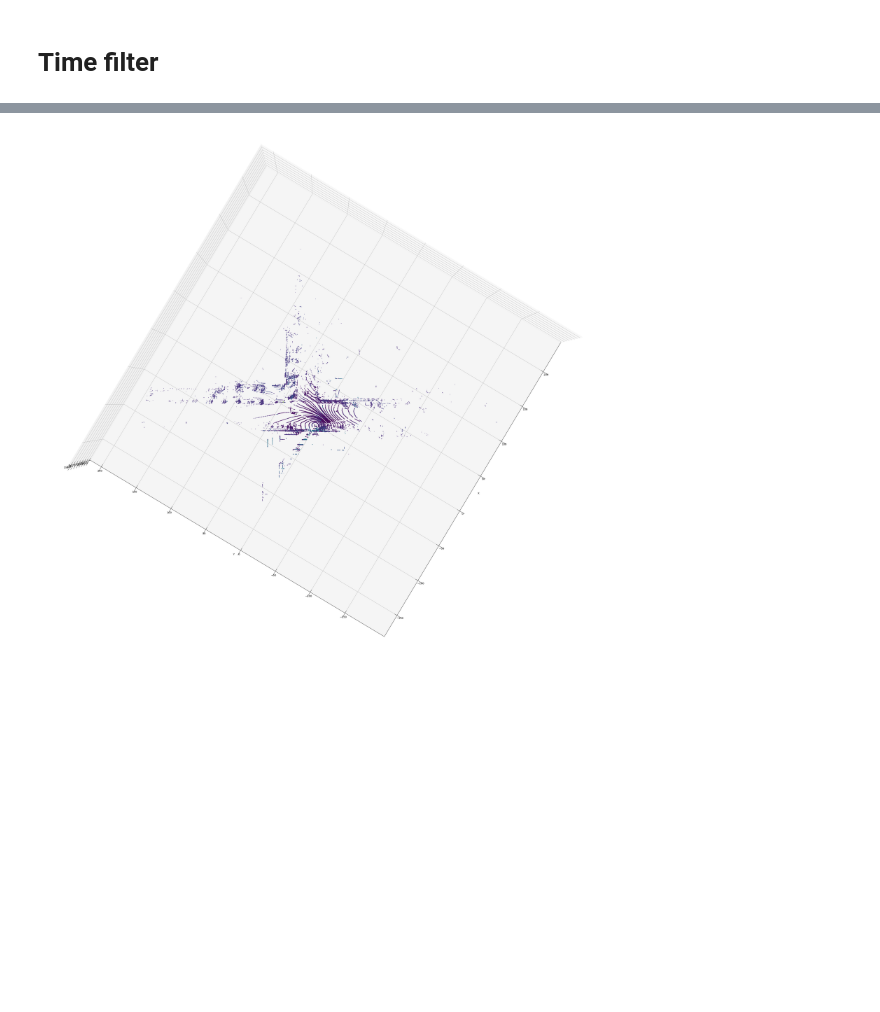
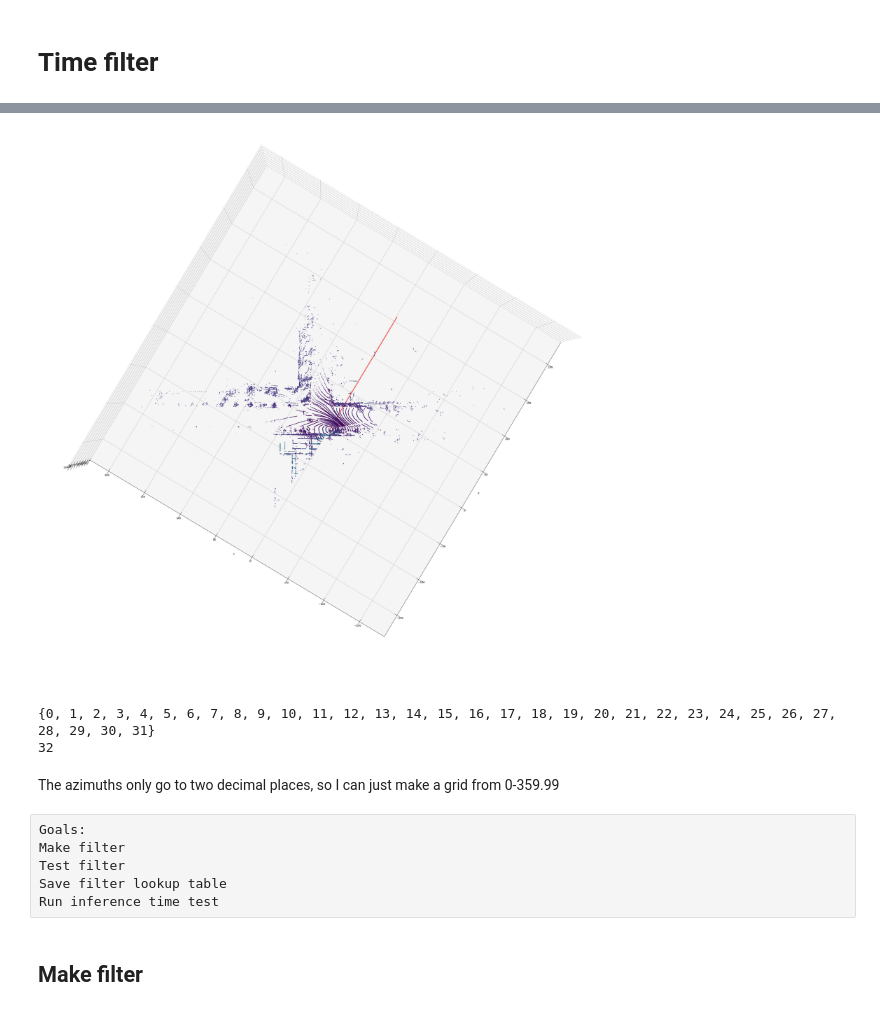
Before and after one commit to CalTransProject/3D-Vehicle-Detection-PointPillars, a Jupyter notebook: server_scripts/filter_time_tests_pcap.ipynb, the cells around one changed output, grey strips where cells are left out. Drawn from its saved outputs; the diff is of its cells as text; code cells hidden in the pictures; blank space fills up the shorter version.

```diff
--- a/server_scripts/filter_time_tests_pcap.ipynb
+++ b/server_scripts/filter_time_tests_pcap.ipynb
@@ -276,7 +371,7 @@ def process_pcap_into_frames(packets):
 #             print('after result')
             if result is None:
                 continue
-            blocks, stamp = result
+            blocks, timestamp = result
             for block in blocks:
                 azimuth = block['azimuth']
                 # Check for azimuth wrap-around
@@ -288,7 +383,7 @@ def process_pcap_into_frames(packets):
                             current_frame = []
                 prev_azimuth = azimuth
                 # Process block and add points to current frame
-                points = process_blocks([block])
+                points = process_blocks([block], timestamp)
                 current_frame.extend(points)
 
     # Add the last frame
@@ -328,4 +397,7 @@ packets_test = packets[:1000]
+# %%
+# packets_test = packets[:1000]
+packets_test = packets
 # %%
-frames = process_pcap_into_frames(packets_test)
-print(f"Total frames: {len(frames)}")
+test_frames = process_pcap_into_frames(packets_test)
+print(f"Total frames: {len(test_frames)}")
 # %% [output]
@@ -375,30 +449,59 @@ def set_axes_equal(ax):
     ax.set_ylim3d([y_middle - box_size, y_middle + box_size])
     ax.set_zlim3d([z_middle - box_size, z_middle + box_size])
 # %%
-frame_index = 4  # Index of the frame to plot
-x = [point['x'] for point in frames[frame_index]]
-y = [point['y'] for point in frames[frame_index]]
-z = [point['z'] for point in frames[frame_index]]
-intensities = [point['intensity'] for point in frames[frame_index]]
+frame_index = 3  # Index of the frame to plot
+test_x = [point['x'] for point in test_frames[frame_index]]
+test_y = [point['y'] for point in test_frames[frame_index]]
+test_z = [point['z'] for point in test_frames[frame_index]]
+intensities = [point['intensity'] for point in test_frames[frame_index]]
 # %%
 # Set up the plot
 fig = plt.figure(figsize=(40, 40))
 ax = fig.add_subplot(111, projection='3d')
 
 # Plot the point cloud
-ax.scatter(x, y, z, c=intensities, s=1, cmap='viridis', marker=',')
+ax.scatter(test_x, test_y, test_z, c=intensities, s=1, cmap='viridis', marker=',')
 
 # Setting the axes properties
 ax.set_xlabel('X')
 ax.set_ylabel('Y')
 ax.set_zlabel('Z')
+
+# Add the line from (0, 0, 0) to (70, 0, 0) in the 0-degree azimuth direction
+start_point = [0, 0, 0]  # Starting point (0, 0, 0)
+end_point = [150, 0, 0]   # Ending point (70, 0, 0)
+
+# Plot the line
+ax.plot([start_point[0], end_point[0]],  # X coordinates
+        [start_point[1], end_point[1]],  # Y coordinates
+        [start_point[2], end_point[2]],  # Z coordinates
+        color='red', linewidth=2)
 
 # Adjust the view angle if needed
 ax.view_init(elev=90, azim=210) # You can change these angles to get a better view
 
 # Fix aspect ratio
 set_axes_equal(ax)
 
 plt.show()
 # %% [output]
-[figure, old version]
+[figure, new version]
+# %%
+# How accurate are azimuth angles?
+frame_index = 4  # Index of the frame to plot
+azimuths = [point['laser_id'] for point in test_frames[frame_index]]
+print(set(azimuths))
+print(len(set(azimuths)))
+# %% [output]
+{0, 1, 2, 3, 4, 5, 6, 7, 8, 9, 10, 11, 12, 13, 14, 15, 16, 17, 18, 19, 20, 21, 22, 23, 24, 25, 26, 27, 28, 29, 30, 31}
+32
+# %% [markdown]
+The azimuths only go to two decimal places, so I can just make a grid from 0-359.99
+# %% [raw]
+Goals:
+Make filter
+Test filter
+Save filter lookup table
+Run inference time test
+# %% [markdown]
+## Make filter
```
Also changed, not shown: parts of 62 cells of this notebook, 3 other files.
